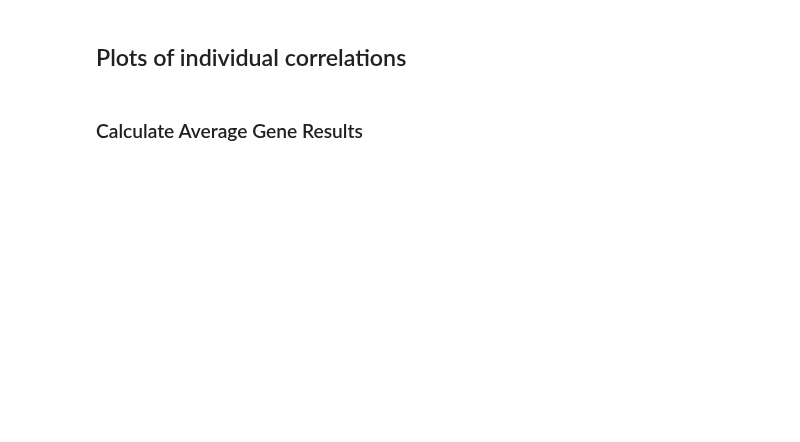
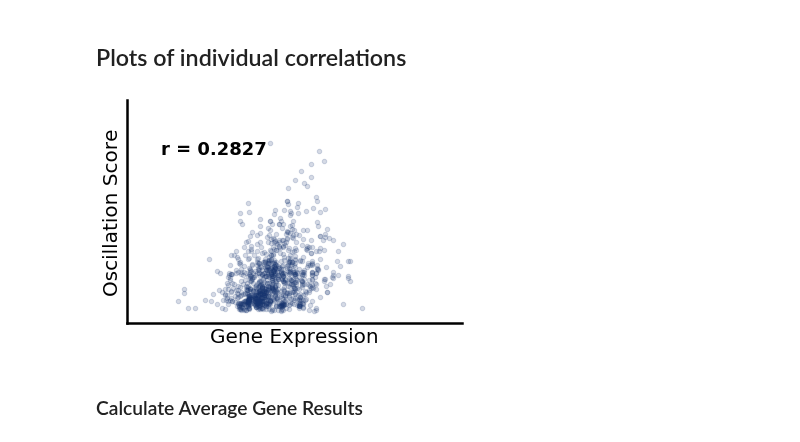
Before and after one commit to voytekresearch/omapping, a Jupyter notebook: notebooks/Genes.ipynb, the cells around one changed output. Cells and saved outputs as stored; diff of their text form; code cells hidden in the pictures; blank space fills up the shorter version.

```diff
--- a/notebooks/Genes.ipynb
+++ b/notebooks/Genes.ipynb
@@ -46,10 +35,10 @@ sub6_gene_estimations
 # %%
 # Load oscillation maps - here using the oscillation scores
-om_maps.load_meg_maps('Res_Group_85_Osc_Score')
+om_maps.load_meg_maps('78_full_group_Osc_score')
 # %%
-# Load slope map
-om_maps.load_slope_map('Res_Group_85')
+# Load exponent map
+#om_maps.load_exponent_map('Res_Group_85')
 # %%
 # Load gene files
-om_maps.load_gene_maps('avg')
+om_maps.load_gene_maps('sub1')
 # %% [output]
@@ -142,7 +134,8 @@ cur_band = 'Beta'
 # %%
 # Pull out data
 meg_dat = om_maps.meg_maps[cur_band]
+
 gene_ind = om_maps.gene_names.index(gene_name)
+gene_dat = om_maps.gene_maps[gene_ind].as_matrix()
 
-gene_dat = om_maps.gene_maps[gene_ind].as_matrix()
-r_val = om_maps.corrs['Genes'][cur_band][gene_ind][0]
+r_val = om_maps.corrs['Genes'][cur_band][gene_ind]
@@ -209,3 +142,8 @@ if save_out:
+# %%
+# Plot correlation plot of particular gene/osc pair
+plot_gene_corr(gene_dat, meg_dat, r_val)
+# %% [output]
+[figure, added]
 # %% [markdown]
 ### Calculate Average Gene Results
 # %%
```
Also changed, not shown: parts of 15 cells of this notebook, 12 other files.
